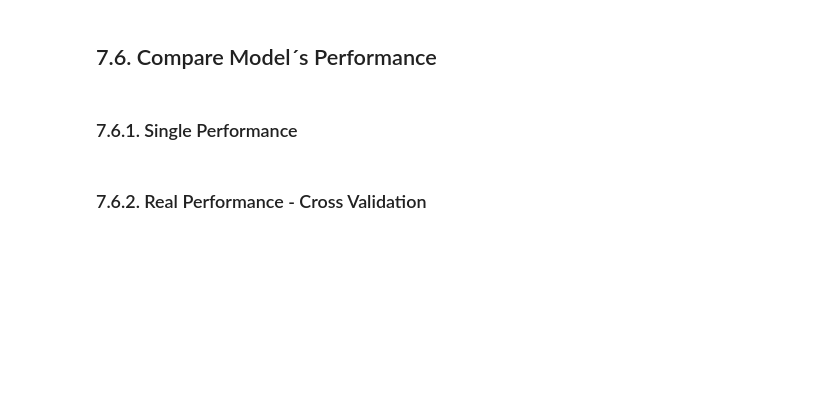
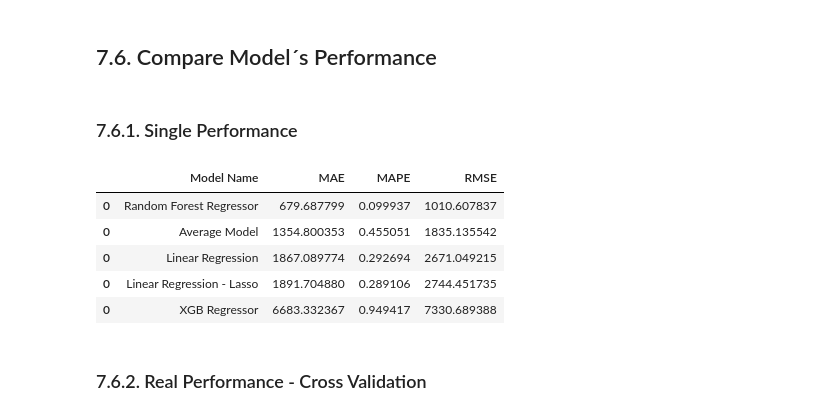
Before and after one commit to alexandrecalmon/DataScience_Em_Producao, a Jupyter notebook: m10_v01_store_sales_prediction.ipynb, the cells around one changed output. Drawn from its saved outputs; the diff is of its cells as text; code cells hidden in the pictures; blank space fills up the shorter version.

```diff
--- a/m10_v01_store_sales_prediction.ipynb
+++ b/m10_v01_store_sales_prediction.ipynb
@@ -1113,11 +1185,11 @@ baseline_result
 ## 7.2. Linear Regression Model
 # %%
 # model
-# lr = LinearRegression().fit(x_train, y_train)
+lr = LinearRegression().fit( x_train, y_train )
 
 # prediction
-# yhat_lr = lr.predict( x_test)
+yhat_lr = lr.predict( x_test )
 
 # performance
-# lr_result = ml_error( 'Linear Regression', np.expm1( y_test ), np.expm1( yhat_lr))
-# lr_result
+lr_result = ml_error( 'Linear Regression', np.expm1( y_test ), np.expm1( yhat_lr ) )
+lr_result
@@ -1130,11 +1208,11 @@ baseline_result
 ## 7.3. Linear Regression Regularized Model - Lasso
 # %%
 # model
-# lrr = Lasso( alpha=0.01 ).fit(x_train, y_train)
+lrr = Lasso( alpha=0.01 ).fit(x_train, y_train)
 
 # prediction
-# yhat_lrr = lrr.predict( x_test)
+yhat_lrr = lrr.predict( x_test)
 
 # performance
-# lrr_result = ml_error( 'Linear Regression - Lasso', np.expm1( y_test ), np.expm1( yhat_lrr))
-# lrr_result
+lrr_result = ml_error( 'Linear Regression - Lasso', np.expm1( y_test ), np.expm1( yhat_lrr))
+lrr_result
@@ -1147,11 +1231,11 @@ baseline_result
 ## 7.4. Random Forest Regressor
 # %%
 # model
-# rf = RandomForestRegressor( n_estimators=100, n_jobs=1, random_state=42 ).fit(x_train, y_train)
+rf = RandomForestRegressor( n_estimators=100, n_jobs=1, random_state=42 ).fit(x_train, y_train)
 
 # prediction
-# yhat_rf = rf.predict( x_test)
+yhat_rf = rf.predict( x_test)
 
 # performance
-# rf_result = ml_error( 'Random Forest Regressor', np.expm1( y_test ), np.expm1( yhat_rf))
-# rf_result
+rf_result = ml_error( 'Random Forest Regressor', np.expm1( y_test ), np.expm1( yhat_rf))
+rf_result
@@ -1187,8 +1285,15 @@ xgb_result_cv
 # %% [markdown]
 ### 7.6.1. Single Performance
 # %%
-# modelling_result = pd.concat( [baseline_result, lr_result, lrr_result, rf_result, xgb_result])
-# modelling_result.sort_values( 'RMSE' )
+modelling_result = pd.concat( [baseline_result, lr_result, lrr_result, rf_result, xgb_result])
+modelling_result.sort_values( 'RMSE' )
+# %% [output]
+|  | Model Name | MAE | MAPE | RMSE |
+| 0 | Random Forest Regressor | 679.687799 | 0.099937 | 1010.607837 |
+| 0 | Average Model | 1354.800353 | 0.455051 | 1835.135542 |
+| 0 | Linear Regression | 1867.089774 | 0.292694 | 2671.049215 |
+| 0 | Linear Regression - Lasso | 1891.704880 | 0.289106 | 2744.451735 |
+| 0 | XGB Regressor | 6683.332367 | 0.949417 | 7330.689388 |
 # %% [markdown]
 ### 7.6.2. Real Performance - Cross Validation
 # %%
```
Also changed, not shown: parts of 44 cells of this notebook, 6 other files.
